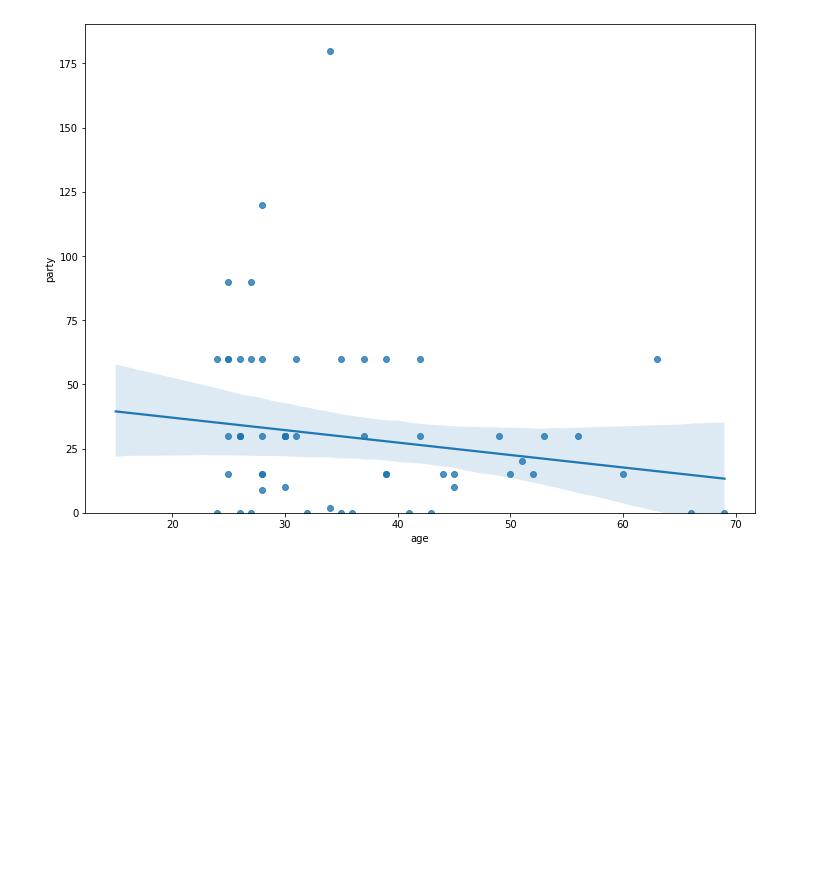
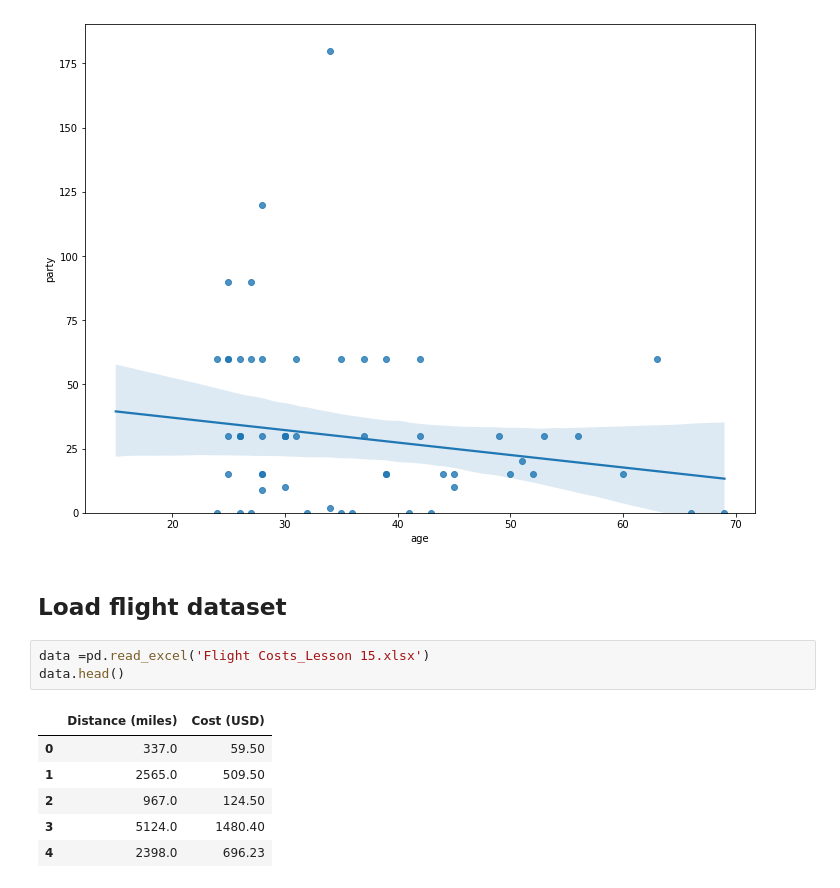
Before and after one commit to obeabi/Stats, a Jupyter notebook: Correlations_Regression.ipynb, the cells around one changed output. Drawn from its saved outputs; the diff is of its cells as text; blank space fills up the shorter version.

```diff
--- a/Correlations_Regression.ipynb
+++ b/Correlations_Regression.ipynb
@@ -158,3 +160,15 @@ plt.ylim(0,)
 plt.show()
 # %% [output]
 [figure]
+# %% [markdown]
+## Load flight dataset
+# %%
+data =pd.read_excel('Flight Costs_Lesson 15.xlsx')
+data.head()
+# %% [output]
+|  | Distance (miles) | Cost (USD) |
+| 0 | 337.0 | 59.50 |
+| 1 | 2565.0 | 509.50 |
+| 2 | 967.0 | 124.50 |
+| 3 | 5124.0 | 1480.40 |
+| 4 | 2398.0 | 696.23 |
```
Also changed, not shown: parts of 4 cells of this notebook.
